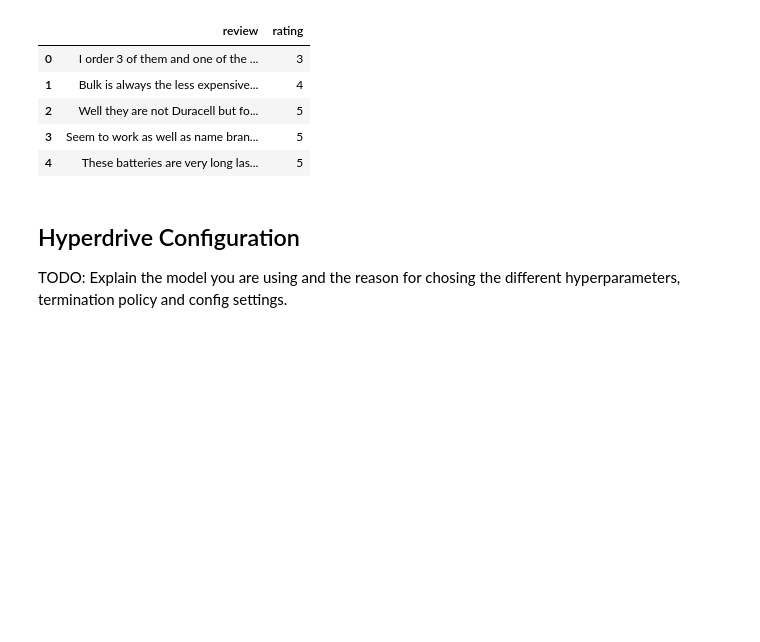
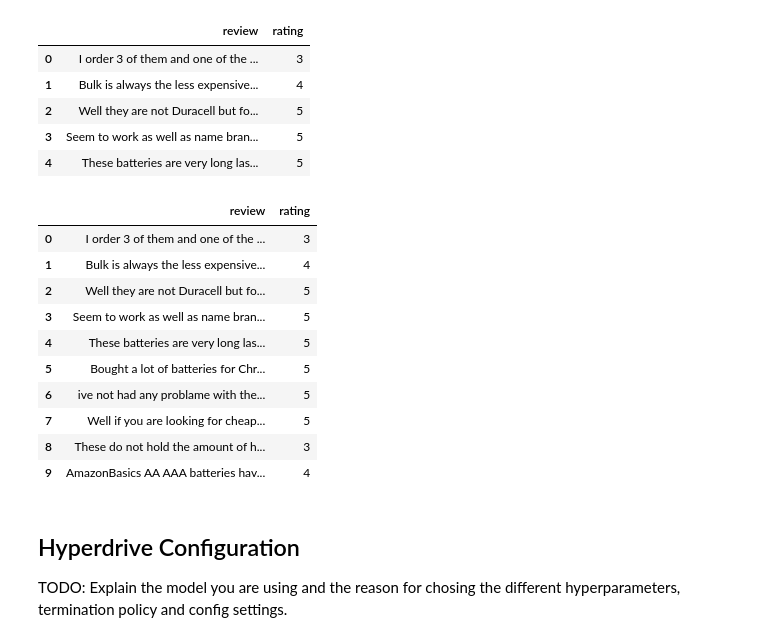
Before and after one commit to iolucas/AMLE_P3, a Jupyter notebook: hyperparameter_tuning.ipynb, the cells around one changed output. Saved outputs shown, nothing was run; the diff lists cells and outputs as text; code cells hidden in the pictures; blank space fills up the shorter version.

```diff
--- a/hyperparameter_tuning.ipynb
+++ b/hyperparameter_tuning.ipynb
@@ -57,6 +57,20 @@ df.head()
 | 2 | Well they are not Duracell but fo... | 5 |
 | 3 | Seem to work as well as name bran... | 5 |
 | 4 | These batteries are very long las... | 5 |
+# %%
+df[:10]
+# %% [output]
+|  | review | rating |
+| 0 | I order 3 of them and one of the ... | 3 |
+| 1 | Bulk is always the less expensive... | 4 |
+| 2 | Well they are not Duracell but fo... | 5 |
+| 3 | Seem to work as well as name bran... | 5 |
+| 4 | These batteries are very long las... | 5 |
+| 5 | Bought a lot of batteries for Chr... | 5 |
+| 6 | ive not had any problame with the... | 5 |
+| 7 | Well if you are looking for cheap... | 5 |
+| 8 | These do not hold the amount of h... | 3 |
+| 9 | AmazonBasics AA AAA batteries hav... | 4 |
 # %% [markdown]
 ## Hyperdrive Configuration
 
```
Also changed, not shown: parts of 3 cells of this notebook, 21 other files.
